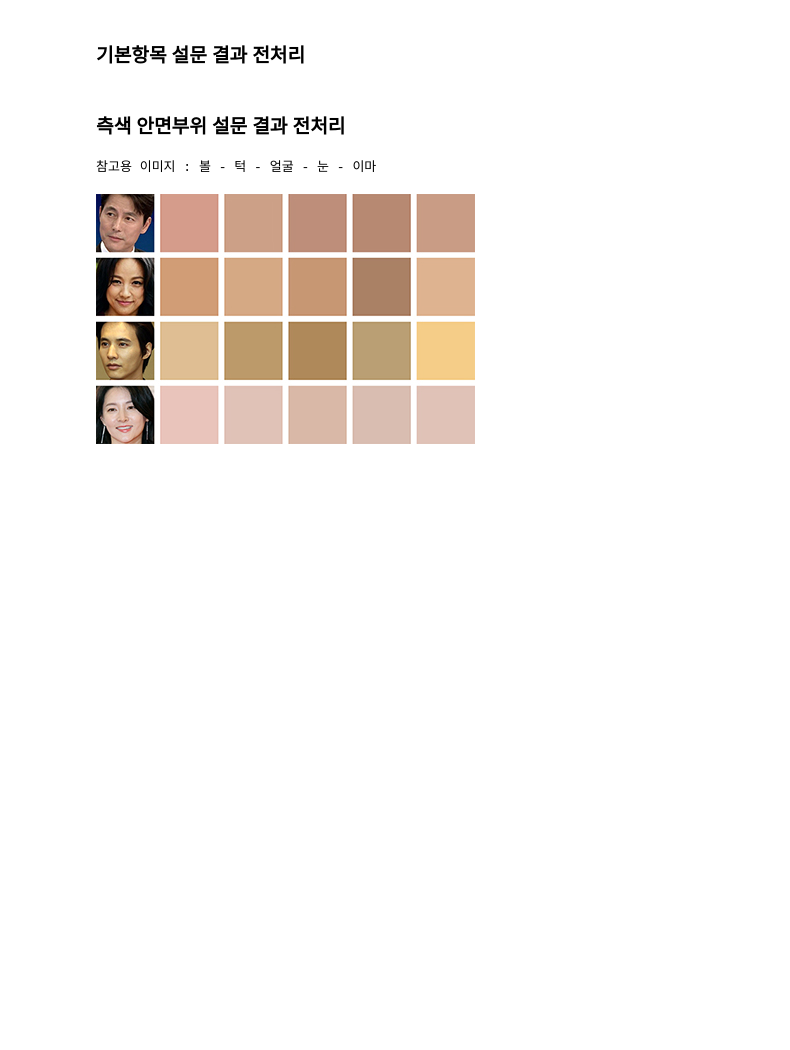
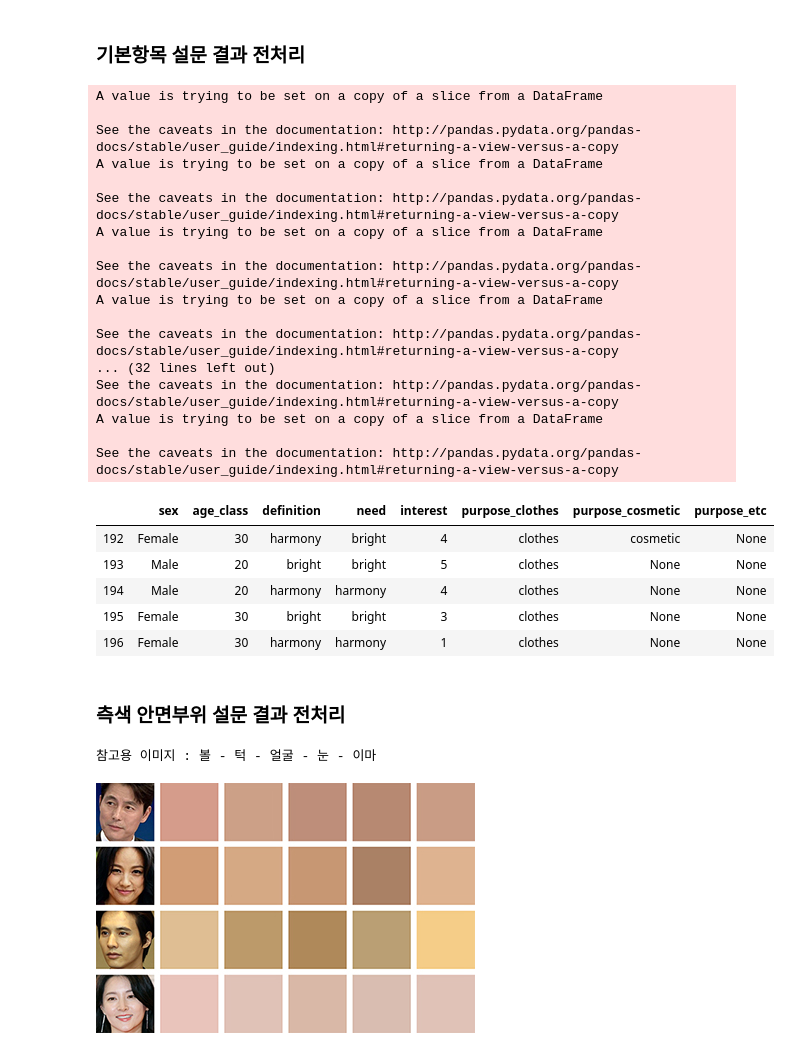
Before and after one commit to slmteruto/CAI, a Jupyter notebook: jay/Statistical hypothesis testing/Survey_preprocessing.ipynb, the cells around one changed output. Cells and saved outputs as stored; diff of their text form; code cells hidden in the pictures; blank space fills up the shorter version.

```diff
--- a/jay/Statistical hypothesis testing/Survey_preprocessing.ipynb
+++ b/jay/Statistical hypothesis testing/Survey_preprocessing.ipynb
@@ -98,9 +103,11 @@ elementaryItem = pd.concat([elementaryItem1, elementaryItem2], join='outer')
 elementaryItem.reset_index(inplace=True)
 del elementaryItem['index']
 
+## 6번문항 중복 선택으로 컬럼 분리해 카운트
+elementaryItem["purpose_clothes"], elementaryItem["purpose_cosmetic"], elementaryItem["purpose_etc"] = None, None, None
 
 ## 값 변경 반복문
-sex, age, definition, need, purpose = [], [], [], [], []
+# sex, age, definition, need, purpose_colthes, purpose_cosmetic, purpose_etc = [], [], [], [], [], [], []
 for i in range(int(elementaryItem.shape[0])):
     ## sex : Male, Female 리스트 담기
     if elementaryItem["sex"][i] == "남성":
@@ -109,38 +116,75 @@ for i in range(int(elementaryItem.shape[0])):
         elementaryItem["sex"][i] = "Female"
 
     ## age_class : 10, 20, 30, 40, 50으로 리스트 담기
     if elementaryItem["age_class"][i] == "10대":
         elementaryItem["age_class"][i] = "10"
     elif elementaryItem["age_class"][i] == "20대":
         elementaryItem["age_class"][i] = "20"
     elif elementaryItem["age_class"][i] == "30대":
         elementaryItem["age_class"][i] = "30"
     elif elementaryItem["age_class"][i] == "40대":
         elementaryItem["age_class"][i] = "40"
     else:
         elementaryItem["age_class"][i] = "50"
 
     ## definition : bright, harmony로 리스트 담기
     if ("생기" in elementaryItem["definition"][i]):
         elementaryItem["definition"][i] = "bright"
     else:
         elementaryItem["definition"][i] = "harmony"
 
     ## need :  bright, harmony로 리스트 담기
     if ("생기" in elementaryItem["need"][i]):
         elementaryItem["need"][i] = "bright"
     else:
         elementaryItem["need"][i] = "harmony"
 
     ## purpose : clothes, cosmetic, etc로 리스트 담기
-    if elementaryItem["purpose"][i] == "옷을 구매하는 경우에 활용":
-        elementaryItem["purpose"][i] = "clothes"
-    elif elementaryItem["purpose"][i] == "화장하는 경우에 활용":
-        elementaryItem["purpose"][i] = "cosmetic"
+#     if elementaryItem["purpose"][i] == "옷을 구매하는 경우에 활용":
+#         elementaryItem["purpose"][i] = "clothes"
+#     elif elementaryItem["purpose"][i] == "화장하는 경우에 활용":
+#         elementaryItem["purpose"][i] = "cosmetic"
+#     else:
+#         elementaryItem["purpose"][i] = "etc"
+
+    if ("옷" in elementaryItem["purpose"][i]) & ("화장" in elementaryItem["purpose"][i]):
+        elementaryItem["purpose_clothes"][i] = "clothes"
+        elementaryItem["purpose_cosmetic"][i] = "cosmetic"
+    elif ("옷" in elementaryItem["purpose"][i]):
+        elementaryItem["purpose_clothes"][i] = "clothes"
+    elif ("화장" in elementaryItem["purpose"][i]):
+        elementaryItem["purpose_cosmetic"][i] = "cosmetic"
     else:
-        elementaryItem["purpose"][i] = "etc"
+        elementaryItem["purpose_etc"][i] = "etc"
+
+## 불필요 컬럼 삭제
+del elementaryItem['purpose']
 
 elementaryItem.tail()
+# %% [output]
+A value is trying to be set on a copy of a slice from a DataFrame
+
+See the caveats in the documentation: http://pandas.pydata.org/pandas-docs/stable/user_guide/indexing.html#returning-a-view-versus-a-copy
+A value is trying to be set on a copy of a slice from a DataFrame
+
+See the caveats in the documentation: http://pandas.pydata.org/pandas-docs/stable/user_guide/indexing.html#returning-a-view-versus-a-copy
+A value is trying to be set on a copy of a slice from a DataFrame
+
+See the caveats in the documentation: http://pandas.pydata.org/pandas-docs/stable/user_guide/indexing.html#returning-a-view-versus-a-copy
+A value is trying to be set on a copy of a slice from a DataFrame
+
+See the caveats in the documentation: http://pandas.pydata.org/pandas-docs/stable/user_guide/indexing.html#returning-a-view-versus-a-copy
+... (32 lines left out)
+See the caveats in the documentation: http://pandas.pydata.org/pandas-docs/stable/user_guide/indexing.html#returning-a-view-versus-a-copy
+A value is trying to be set on a copy of a slice from a DataFrame
+
+See the caveats in the documentation: http://pandas.pydata.org/pandas-docs/stable/user_guide/indexing.html#returning-a-view-versus-a-copy
+|  | sex | age_class | definition | need | interest | purpose_clothes | purpose_cosmetic | purpose_etc |
+| 192 | Female | 30 | harmony | bright | 4 | clothes | cosmetic | None |
+| 193 | Male | 20 | bright | bright | 5 | clothes | None | None |
+| 194 | Male | 20 | harmony | harmony | 4 | clothes | None | None |
+| 195 | Female | 30 | bright | bright | 3 | clothes | None | None |
+| 196 | Female | 30 | harmony | harmony | 1 | clothes | None | None |
 # %%
 # 기본항목 전처리 결과 저장
 elementaryItem.to_csv("data/elementaryItem.csv")
```
Also changed, not shown: parts of 3 cells of this notebook, 2 other files.
